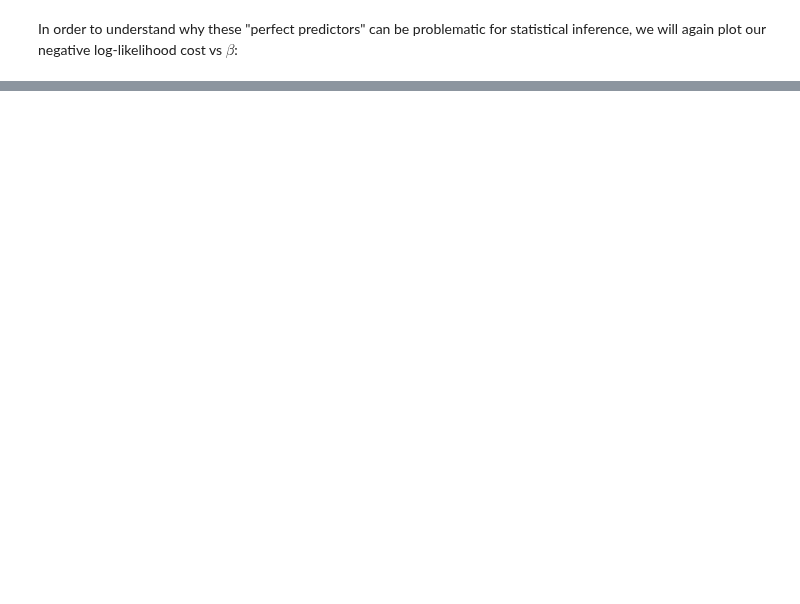
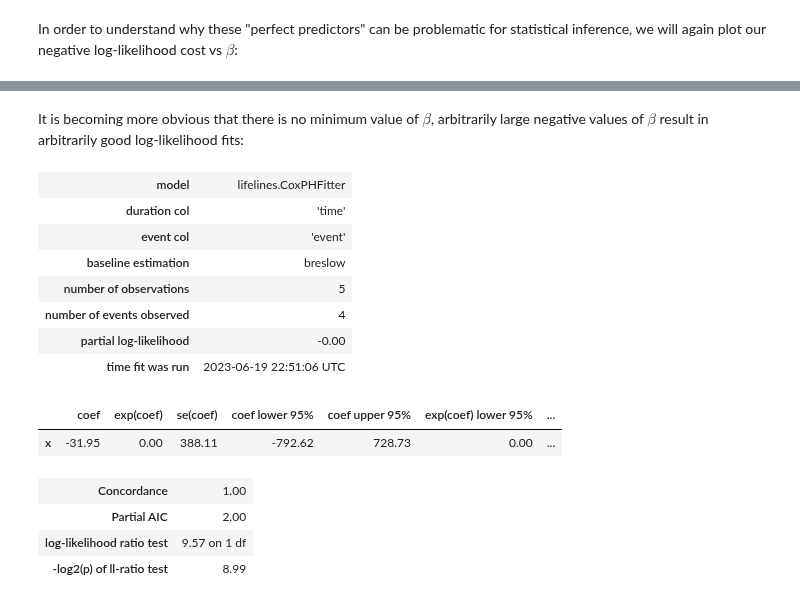
Before and after one commit to igor-sb/blog, a Jupyter notebook: posts/cox_perfect.ipynb, the cells around one changed output, grey strips where cells are left out. Cells and saved outputs as stored; diff of their text form; code cells hidden in the pictures; blank space fills up the shorter version.

```diff
--- a/posts/cox_perfect.ipynb
+++ b/posts/cox_perfect.ipynb
@@ -75,0 +79,23 @@ NameError: name 'plot_cost_vs_beta' is not defined
+# %% [markdown]
+It is becoming more obvious that there is no minimum value of $\beta$, arbitrarily large negative values of $\beta$ result in arbitrarily good log-likelihood fits:
+# %%
+from lifelines import CoxPHFitter
+
+perfect_cox_model = CoxPHFitter()
+perfect_cox_model.fit(perfect_df, duration_col='time', event_col='event', formula='x')
+perfect_cox_model.print_summary()
+# %% [output]
+| model | lifelines.CoxPHFitter |
+| duration col | 'time' |
+| event col | 'event' |
+| baseline estimation | breslow |
+| number of observations | 5 |
+| number of events observed | 4 |
+| partial log-likelihood | -0.00 |
+| time fit was run | 2023-06-19 22:51:06 UTC |
+|  | coef | exp(coef) | se(coef) | coef lower 95% | coef upper 95% | exp(coef) lower 95% | ... |
+| x | -31.95 | 0.00 | 388.11 | -792.62 | 728.73 | 0.00 | ... |
+| Concordance | 1.00 |
+| Partial AIC | 2.00 |
+| log-likelihood ratio test | 9.57 on 1 df |
+| -log2(p) of ll-ratio test | 8.99 |
```
Also changed, not shown: parts of 4 cells of this notebook, 3 other files.
